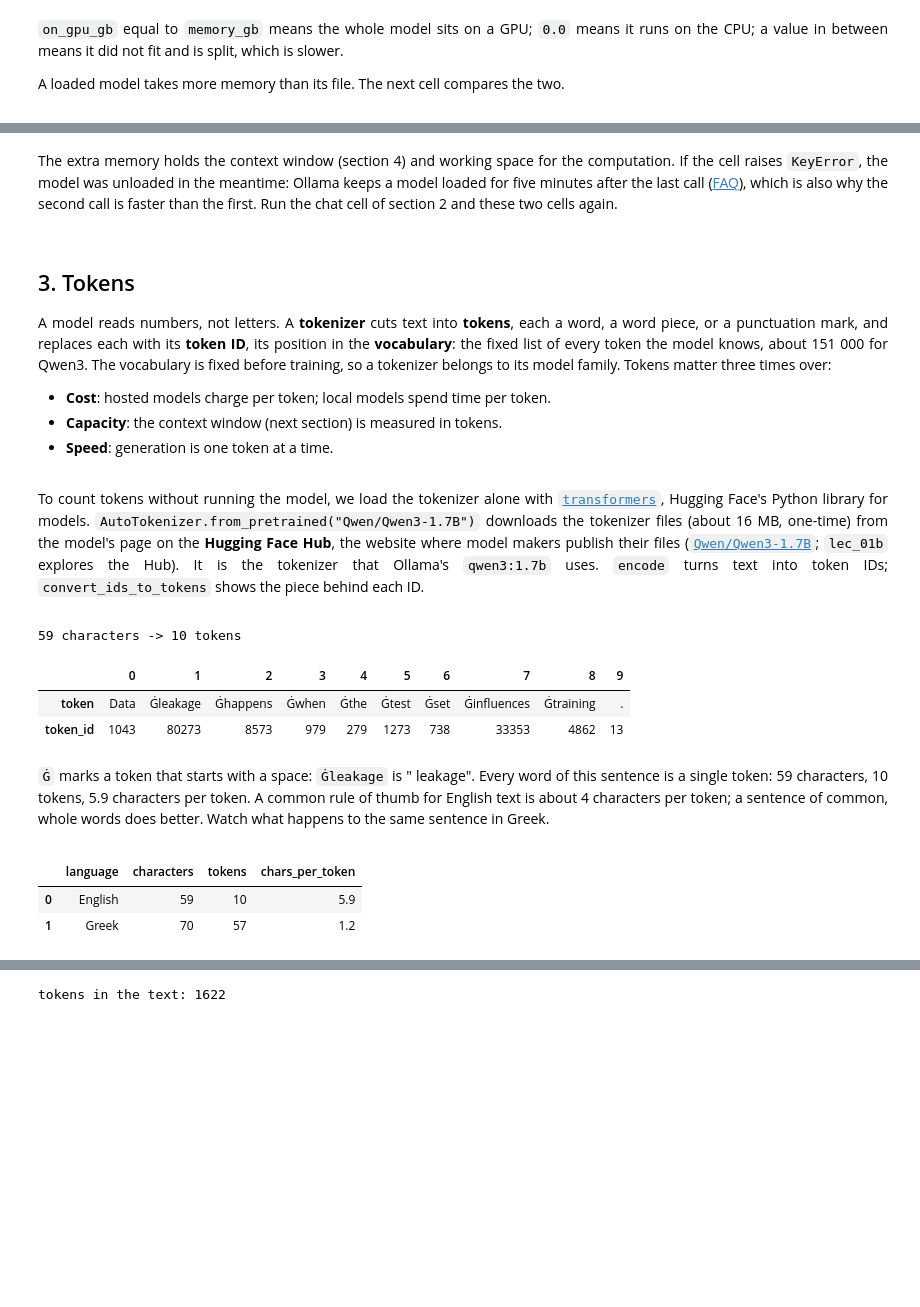
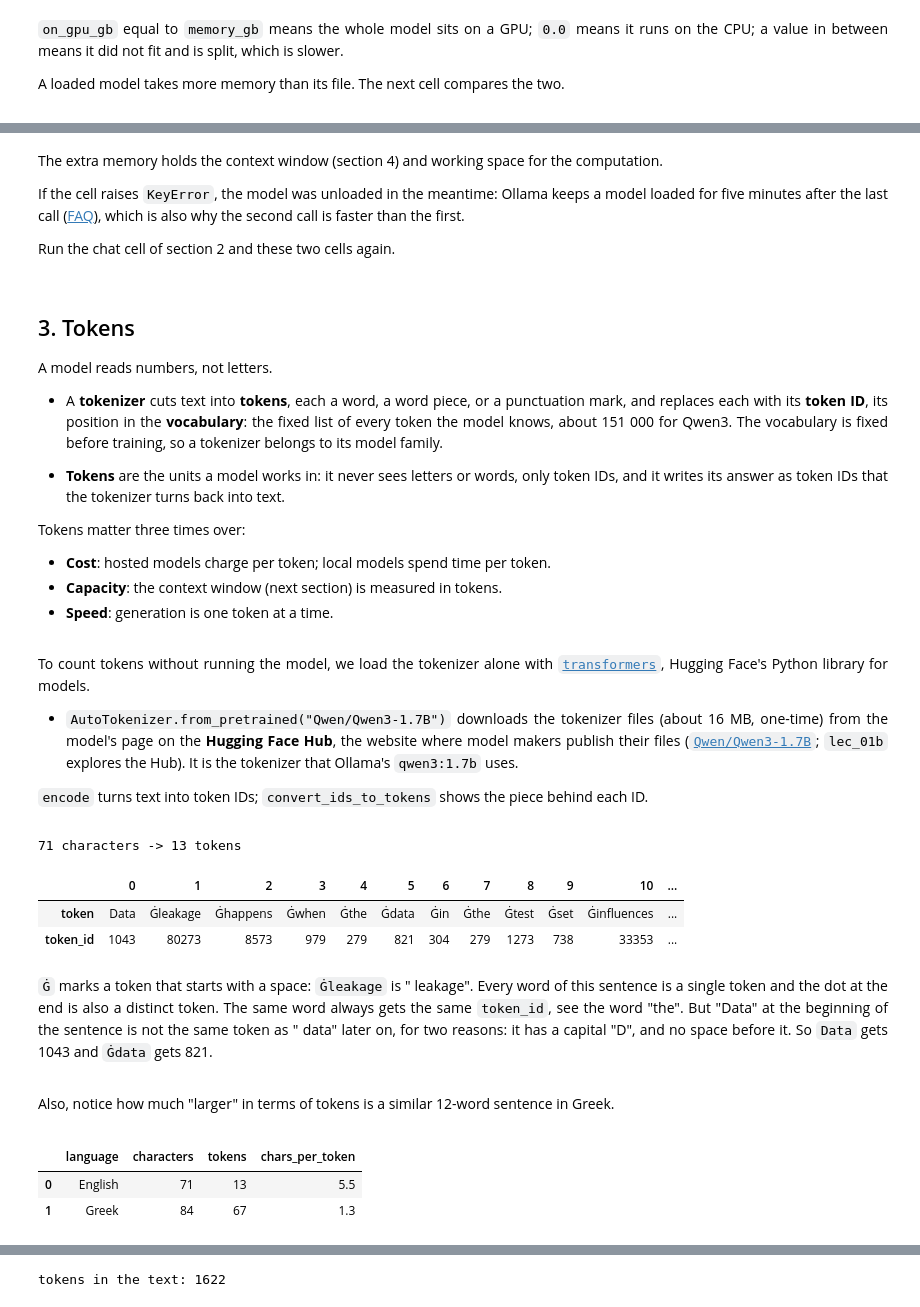
Before and after one commit to argythana/teach-llm-system, a Jupyter notebook: lecture_01_ollama_models_prompts_langchain/reading_material/lec_01a_first_call_tokens_context.ipynb, the cells around one changed output, grey strips where cells are left out. Cells and saved outputs as stored; diff of their text form; code cells hidden in the pictures; blank space fills up the shorter version.

```diff
--- a/lecture_01_ollama_models_prompts_langchain/reading_material/lec_01a_first_call_tokens_context.ipynb
+++ b/lecture_01_ollama_models_prompts_langchain/reading_material/lec_01a_first_call_tokens_context.ipynb
@@ -300,8 +312,11 @@ extra in memory: 0.34 GB
 # %% [markdown]
 <div style="text-align: justify; max-width: 90ch">
 
-The extra memory holds the context window (section 4) and working space for the computation. If the cell raises `KeyError`, the model was unloaded in the meantime:
-Ollama keeps a model loaded for five minutes after the last call ([FAQ](https://docs.ollama.com/faq)), which is also why the second call is faster than the first.
+The extra memory holds the context window (section 4) and working space for the computation.
+
+If the cell raises `KeyError`, the model was unloaded in the meantime: Ollama keeps a model loaded for five minutes after the last call ([FAQ](https://docs.ollama.com/faq)),
+which is also why the second call is faster than the first.
+
 Run the chat cell of section 2 and these two cells again.
 
 </div>
@@ -310,9 +325,15 @@ Run the chat cell of section 2 and these two cells again.
 
 ## 3. Tokens
 
-A model reads numbers, not letters. A **tokenizer** cuts text into **tokens**, each a word, a word piece, or a punctuation mark,
+A model reads numbers, not letters.
+
+- A **tokenizer** cuts text into **tokens**, each a word, a word piece, or a punctuation mark,
 and replaces each with its **token ID**, its position in the **vocabulary**: the fixed list of every token the model knows, about 151 000 for Qwen3.
-The vocabulary is fixed before training, so a tokenizer belongs to its model family. Tokens matter three times over:
+The vocabulary is fixed before training, so a tokenizer belongs to its model family.
+
+- **Tokens** are the units a model works in: it never sees letters or words, only token IDs, and it writes its answer as token IDs that the tokenizer turns back into text.
+
+Tokens matter three times over:
 
 - **Cost**: hosted models charge per token; local models spend time per token.
 - **Capacity**: the context window (next section) is measured in tokens.
@@ -323,35 +344,46 @@ The vocabulary is fixed before training, so a tokenizer belongs to its model fam
 <div style="text-align: justify; max-width: 90ch">
 
 To count tokens without running the model, we load the tokenizer alone with [`transformers`](https://huggingface.co/docs/transformers/index),
-Hugging Face's Python library for models. `AutoTokenizer.from_pretrained("Qwen/Qwen3-1.7B")` downloads the tokenizer files (about 16 MB,
+Hugging Face's Python library for models.
+
+- `AutoTokenizer.from_pretrained("Qwen/Qwen3-1.7B")` downloads the tokenizer files (about 16 MB,
 one-time) from the model's page on the **Hugging Face Hub**, the website where model makers publish their files ([`Qwen/Qwen3-1.7B`](https://huggingface.co/Qwen/Qwen3-1.7B);
-`lec_01b` explores the Hub). It is the tokenizer that Ollama's `qwen3:1.7b` uses. `encode` turns text into token IDs; `convert_ids_to_tokens` shows the piece behind each ID.
+`lec_01b` explores the Hub). It is the tokenizer that Ollama's `qwen3:1.7b` uses.
+
+`encode` turns text into token IDs; `convert_ids_to_tokens` shows the piece behind each ID.
 
 </div>
 # %%
 tokenizer = AutoTokenizer.from_pretrained("Qwen/Qwen3-1.7B")
 
-english = "Data leakage happens when the test set influences training."
+english = "Data leakage happens when the data in the test set influences training."
 
 ids = tokenizer.encode(english)
 
 print(len(english), "characters ->", len(ids), "tokens")
 
 pd.DataFrame({"token": tokenizer.convert_ids_to_tokens(ids), "token_id": ids}).T
 # %% [output]
-59 characters -> 10 tokens
+71 characters -> 13 tokens
-|  | 0 | 1 | 2 | 3 | 4 | 5 | 6 | 7 | 8 | 9 |
-| token | Data | Ġleakage | Ġhappens | Ġwhen | Ġthe | Ġtest | Ġset | Ġinfluences | Ġtraining | . |
-| token_id | 1043 | 80273 | 8573 | 979 | 279 | 1273 | 738 | 33353 | 4862 | 13 |
+|  | 0 | 1 | 2 | 3 | 4 | 5 | 6 | 7 | 8 | 9 | 10 | ... |
+| token | Data | Ġleakage | Ġhappens | Ġwhen | Ġthe | Ġdata | Ġin | Ġthe | Ġtest | Ġset | Ġinfluences | ... |
+| token_id | 1043 | 80273 | 8573 | 979 | 279 | 821 | 304 | 279 | 1273 | 738 | 33353 | ... |
 # %% [markdown]
 <div style="text-align: justify; max-width: 90ch">
 
-`Ġ` marks a token that starts with a space: `Ġleakage` is " leakage". Every word of this sentence is a single token: 59 characters, 10 tokens, 5.9 characters per token.
-A common rule of thumb for English text is about 4 characters per token; a sentence of common, whole words does better. Watch what happens to the same sentence in Greek.
+`Ġ` marks a token that starts with a space: `Ġleakage` is " leakage". Every word of this sentence is a single token and the dot at the end is also a distinct token.
+The same word always gets the same `token_id`, see the word "the". But "Data" at the beginning of the sentence is not the same token as " data" later on, for two reasons:
+it has a capital "D", and no space before it. So `Data` gets 1043 and `Ġdata` gets 821.
 
 </div>
+# %% [markdown]
+<div style="text-align: justify; max-width: 90ch">
+
+Also, notice how much "larger" in terms of tokens is a similar 12-word sentence in Greek.
+
+</div>
 # %%
-greek = "Διαρροή δεδομένων συμβαίνει όταν το test set επηρεάζει την εκπαίδευση."
+greek = "Διαρροή δεδομένων συμβαίνει όταν τα δεδομένα του test set επηρεάζουν την εκπαίδευση."
 
 rows = []
 
@@ -369,8 +401,8 @@ for label, text in [("English", english), ("Greek", greek)]:
 pd.DataFrame(rows)
 # %% [output]
 |  | language | characters | tokens | chars_per_token |
-| 0 | English | 59 | 10 | 5.9 |
-| 1 | Greek | 70 | 57 | 1.2 |
+| 0 | English | 71 | 13 | 5.5 |
+| 1 | Greek | 84 | 67 | 1.3 |
 # %% [markdown]
 <div style="text-align: justify; max-width: 90ch">
 
```
Also changed, not shown: parts of 16 cells of this notebook.
